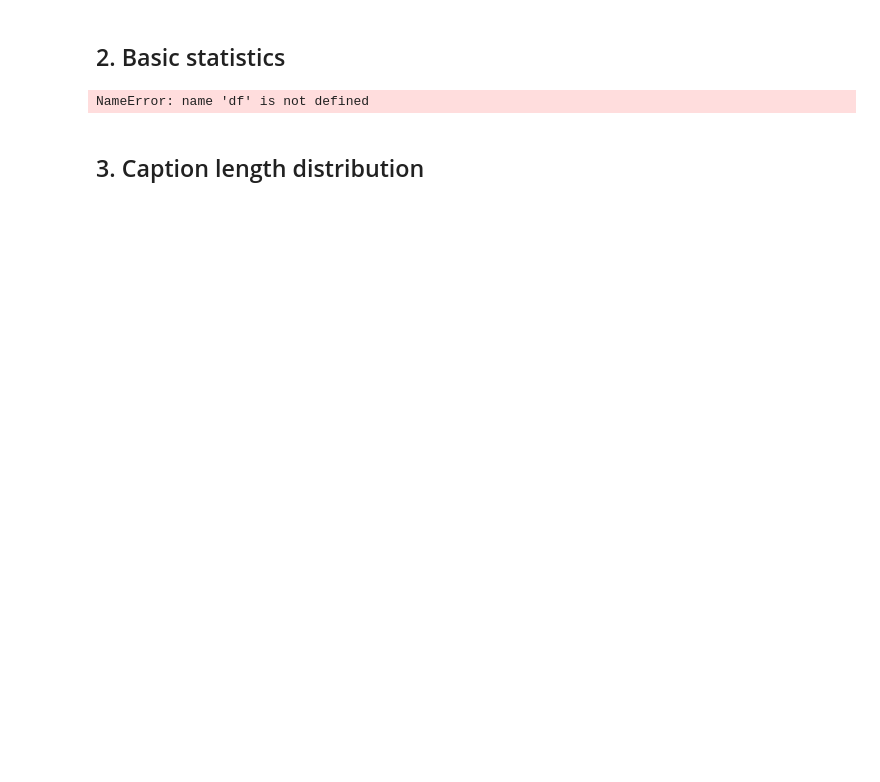
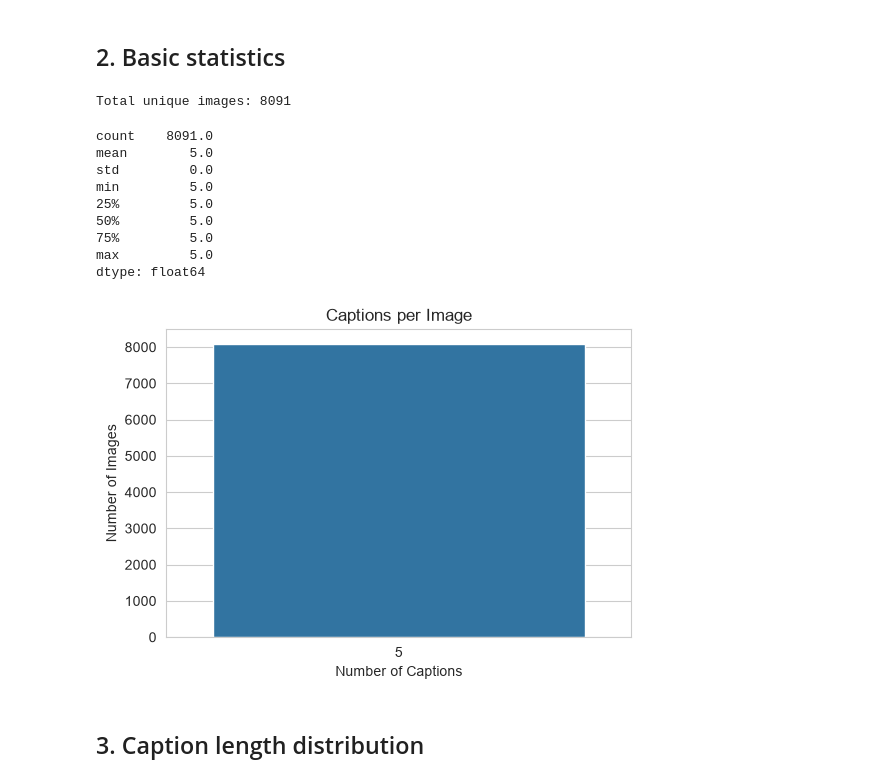
Before and after one commit to amarabibi47-sudo/internship-project, a Jupyter notebook: notebooks/01_eda_flickr8k.ipynb, the cells around one changed output. Saved outputs shown, nothing was run; the diff lists cells and outputs as text; code cells hidden in the pictures; blank space fills up the shorter version.

```diff
--- a/notebooks/01_eda_flickr8k.ipynb
+++ b/notebooks/01_eda_flickr8k.ipynb
@@ -34,3 +18,13 @@ pd.set_option('display.max_colwidth', 100)
+# %%
+import pandas as pd
+import matplotlib.pyplot as plt
+import seaborn as sns
+from PIL import Image
+import os
+from collections import Counter
+import re
+
+sns.set_style("whitegrid")
 # %% [markdown]
 ## 1. Load captions
 
@@ -61,0 +34,5 @@ ParserError: Error tokenizing data. C error: Expected 1 fields in line 37, saw 2
+# %%
+df = pd.read_csv("../data/captions.txt", sep="|")
+df.columns = df.columns.str.strip()
+print(df.shape)
+df.head(10)
@@ -62,27 +52,2 @@ ParserError: Error tokenizing data. C error: Expected 1 fields in line 37, saw 2
 # %% [markdown]
 ## 2. Basic statistics
-# %%
-num_captions = len(df)
-num_unique_images = df['image'].nunique()
-captions_per_image = df.groupby('image').size()
-
-stats = {
-    'Total captions': num_captions,
-    'Unique images (in captions file)': num_unique_images,
-    'Min captions/image': captions_per_image.min(),
-    'Max captions/image': captions_per_image.max(),
-    'Mean captions/image': round(captions_per_image.mean(), 2),
-}
-
-# Actual image files on disk
-if os.path.isdir(IMAGES_DIR):
-    image_files = [f for f in os.listdir(IMAGES_DIR) if f.lower().endswith(('.jpg', '.jpeg', '.png'))]
-    stats['Image files found on disk'] = len(image_files)
-else:
-    image_files = []
-    stats['Image files found on disk'] = 'IMAGES_DIR not found'
-
-stats_df = pd.DataFrame(list(stats.items()), columns=['Metric', 'Value'])
-stats_df
-# %% [output]
-NameError: name 'df' is not defined
@@ -94,2 +54,29 @@ cpi_table
+# %%
+num_images = df['image_name'].nunique()
+print(f"Total unique images: {num_images}")
+# %% [output]
+Total unique images: 8091
+# %%
+captions_per_image = df.groupby('image_name').size()
+print(captions_per_image.describe())
+
+plt.figure(figsize=(6,4))
+sns.countplot(x=captions_per_image)
+plt.title("Captions per Image")
+plt.xlabel("Number of Captions")
+plt.ylabel("Number of Images")
+plt.savefig("../data/captions_per_image.png")
+plt.show()
+# %% [output]
+count    8091.0
+mean        5.0
+std         0.0
+min         5.0
+25%         5.0
+50%         5.0
+75%         5.0
+max         5.0
+dtype: float64
+[figure, added]
 # %% [markdown]
 ## 3. Caption length distribution
```
Also changed, not shown: parts of 21 cells of this notebook.
